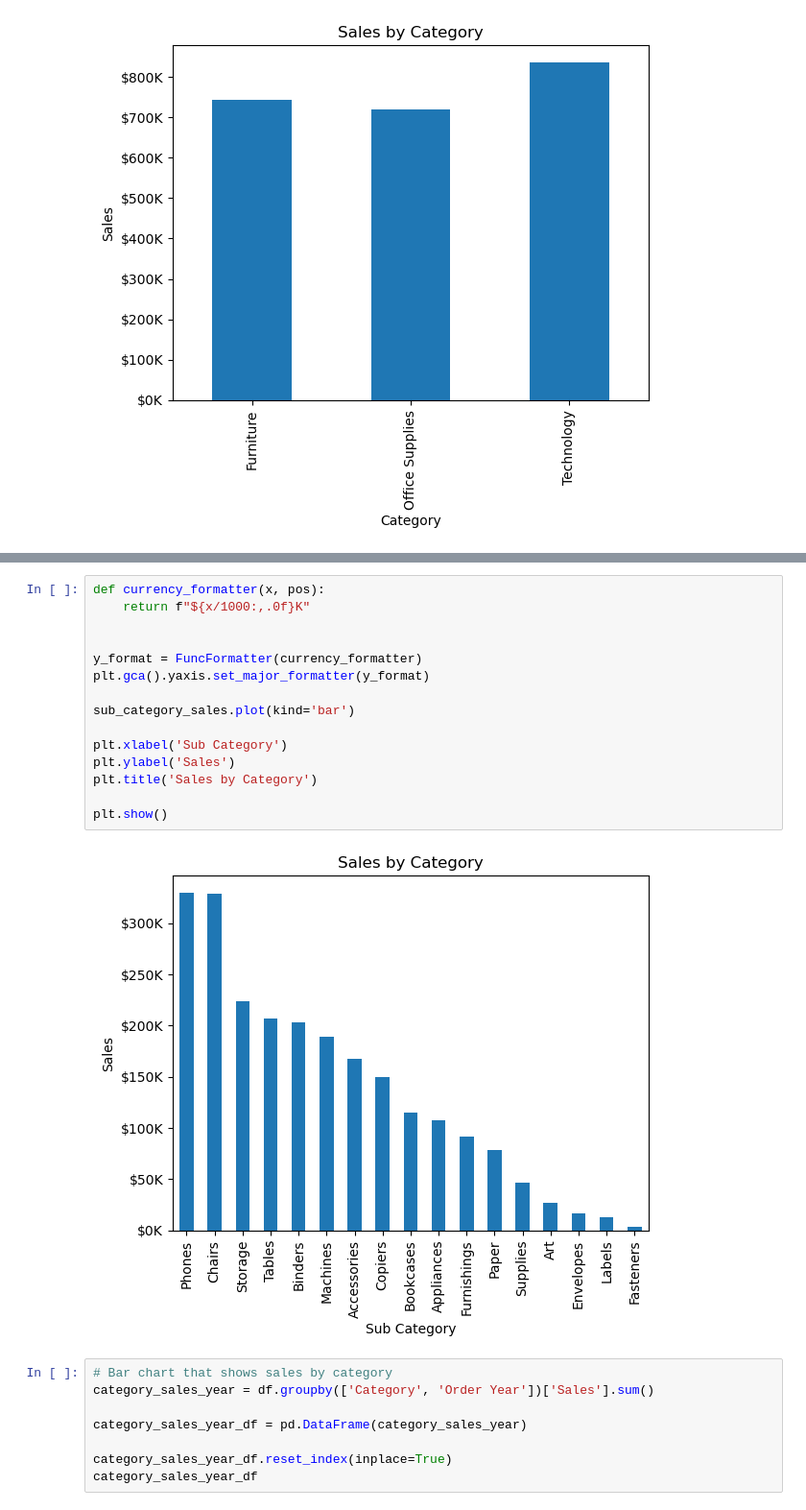
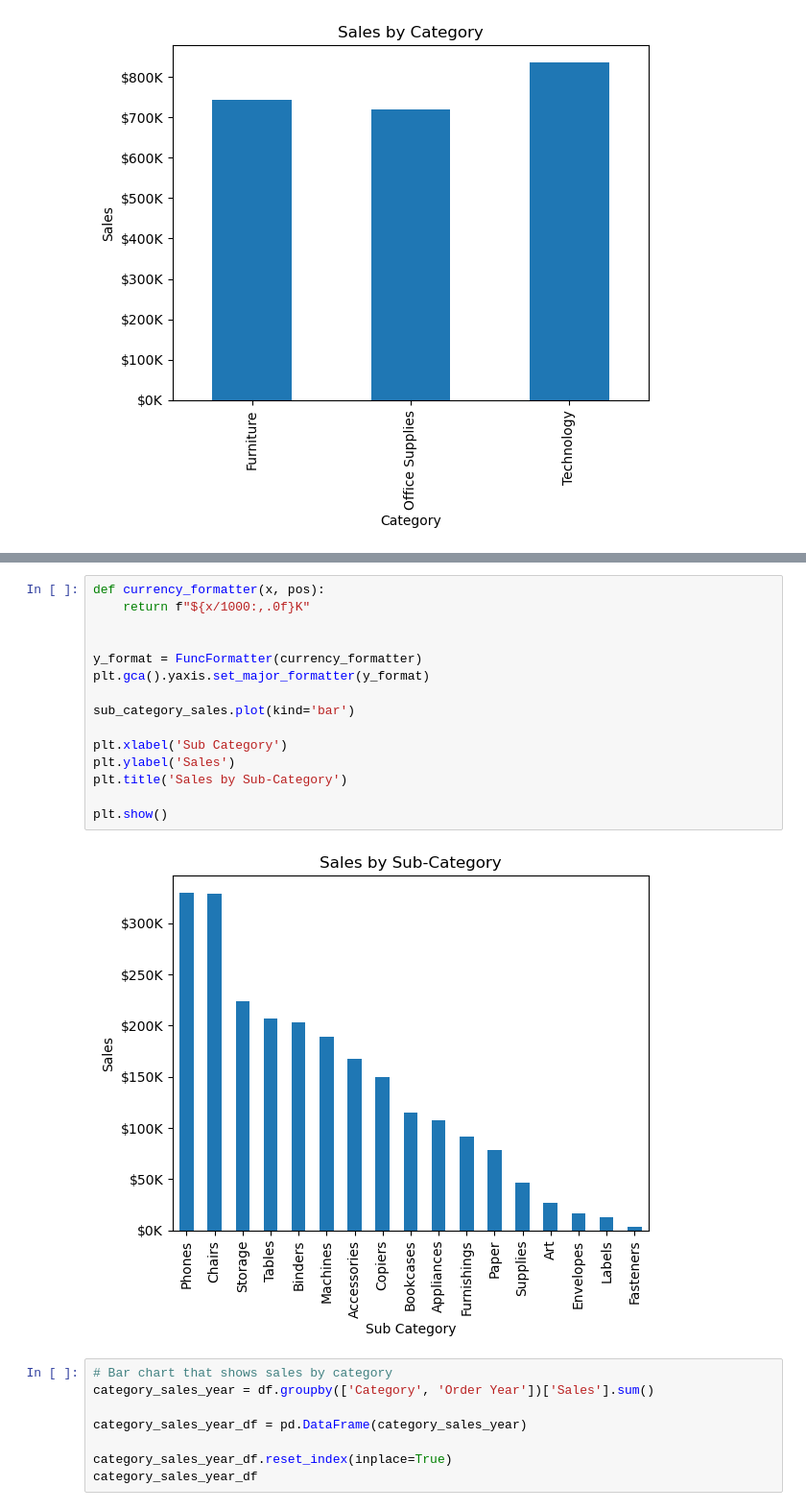
Before and after one commit to jmpealy/project-4-ML-integration, a Jupyter notebook: main.ipynb, the cells around one changed output, grey strips where cells are left out. Shown at 96% size. Cells and saved outputs as stored; diff of their text form.

```diff
--- a/main.ipynb
+++ b/main.ipynb
@@ -138,20 +152,20 @@ sub_category_sales_df
 # %%
 def currency_formatter(x, pos):
     return f"${x/1000:,.0f}K"
 
 
 y_format = FuncFormatter(currency_formatter)
 plt.gca().yaxis.set_major_formatter(y_format)
 
 sub_category_sales.plot(kind='bar')
 
 plt.xlabel('Sub Category')
 plt.ylabel('Sales')
-plt.title('Sales by Category')
+plt.title('Sales by Sub-Category')
 
 plt.show()
 # %% [output]
-[figure, old version]
+[figure, new version]
 # %%
 # Bar chart that shows sales by category
 category_sales_year = df.groupby(['Category', 'Order Year'])['Sales'].sum()
```
Also changed, not shown: parts of 1 cell of this notebook, 1 other file.
